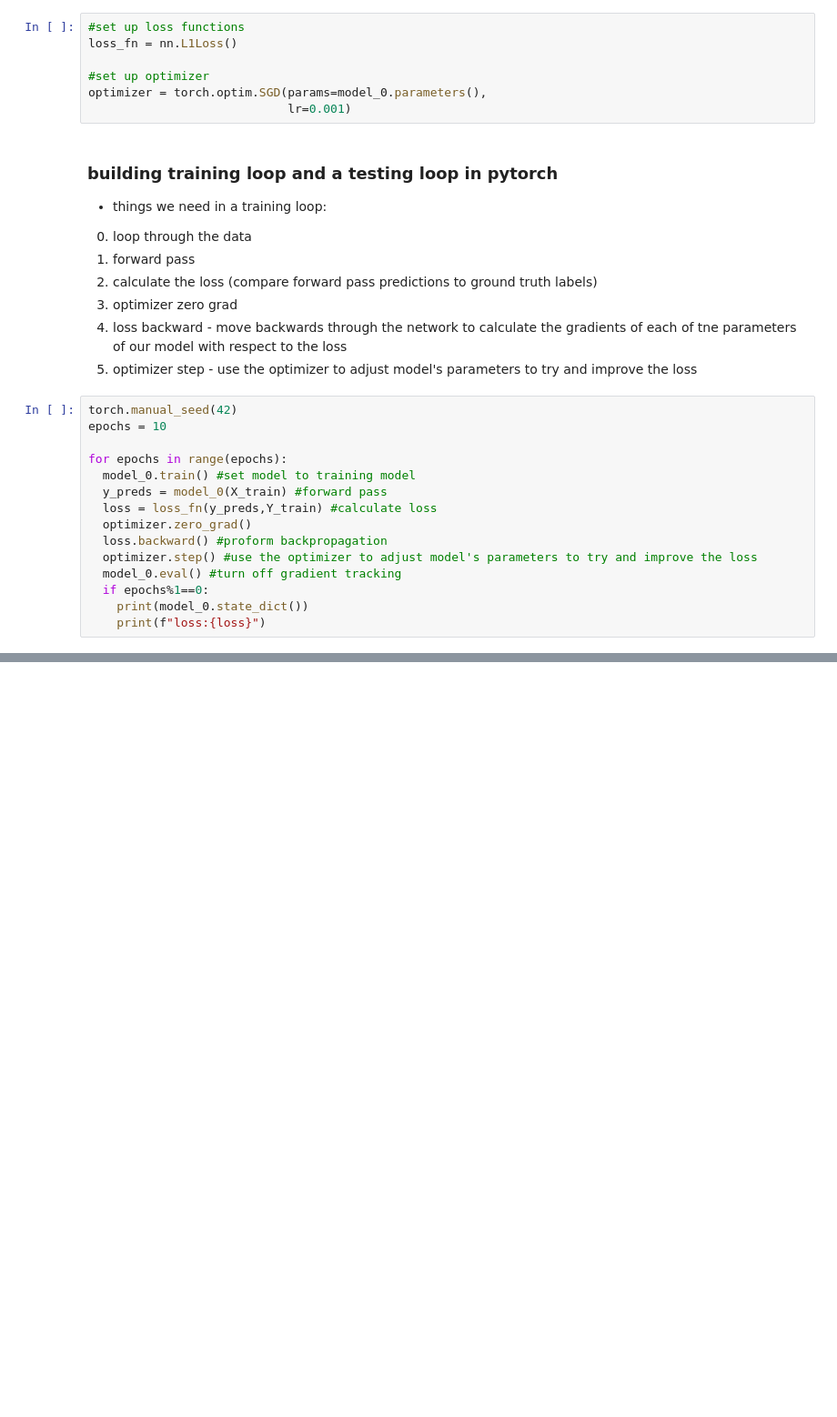
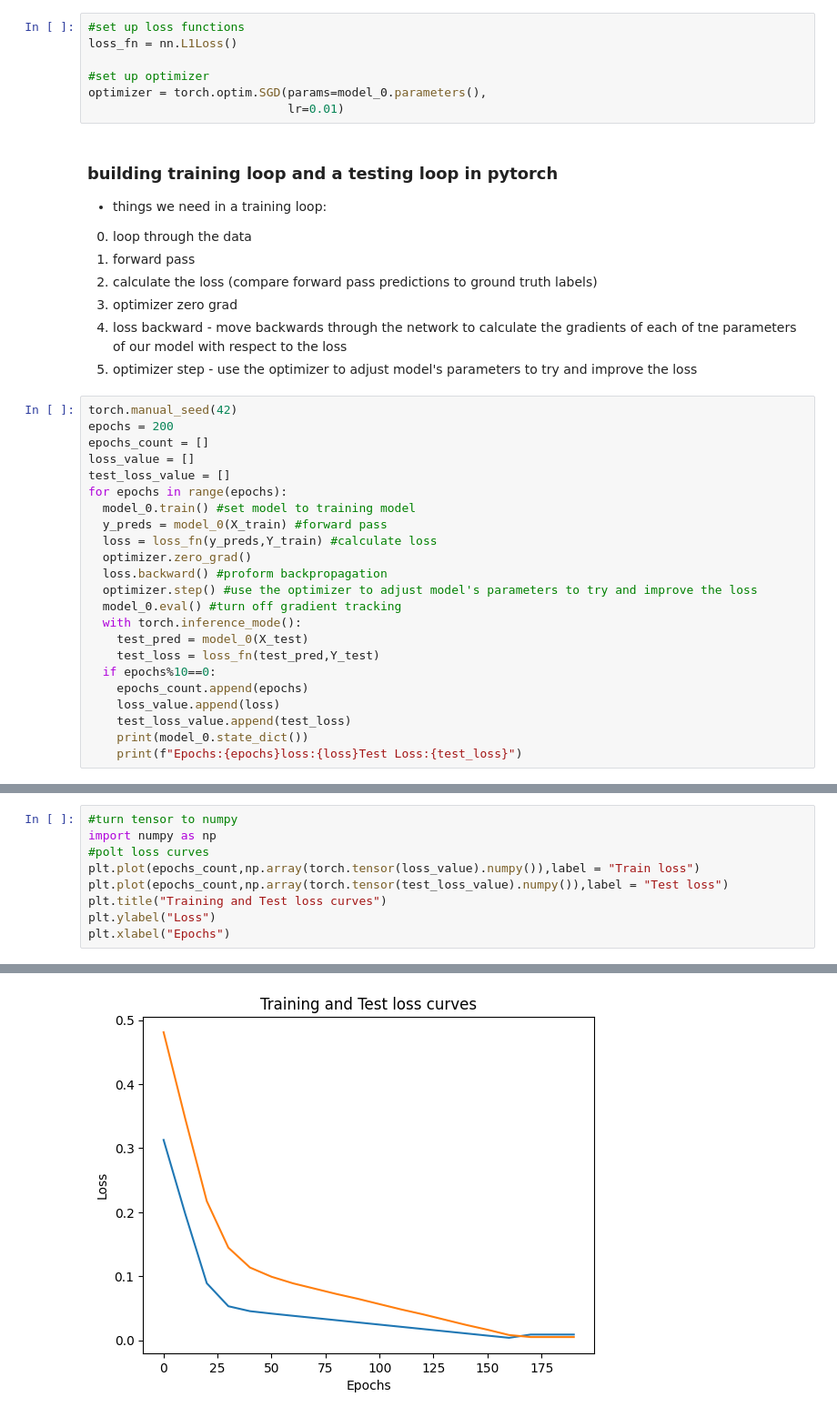
Before and after one commit to lijp16/lijp16, a Jupyter notebook: 01_pytorch_workflow.ipynb, the cells around one changed output, grey strips where cells are left out. Shown at 91% size. Cells and saved outputs as stored; diff of their text form; blank space fills up the shorter version.

```diff
--- a/01_pytorch_workflow.ipynb
+++ b/01_pytorch_workflow.ipynb
@@ -179,7 +179,7 @@ loss_fn = nn.L1Loss()
 
 #set up optimizer
 optimizer = torch.optim.SGD(params=model_0.parameters(),
-                            lr=0.001)
+                            lr=0.01)
 # %% [markdown]
 ### building training loop and a testing loop in pytorch
 
@@ -192,8 +192,10 @@ optimizer = torch.optim.SGD(params=model_0.parameters(),
 5. optimizer step - use the optimizer to adjust model's parameters to try and improve the loss
 # %%
 torch.manual_seed(42)
-epochs = 10
-
+epochs = 200
+epochs_count = []
+loss_value = []
+test_loss_value = []
 for epochs in range(epochs):
   model_0.train() #set model to training model
   y_preds = model_0(X_train) #forward pass
@@ -202,7 +204,13 @@ for epochs in range(epochs):
   loss.backward() #proform backpropagation
   optimizer.step() #use the optimizer to adjust model's parameters to try and improve the loss
   model_0.eval() #turn off gradient tracking
-  if epochs%1==0:
+  with torch.inference_mode():
+    test_pred = model_0(X_test)
+    test_loss = loss_fn(test_pred,Y_test)
+  if epochs%10==0:
+    epochs_count.append(epochs)
+    loss_value.append(loss)
+    test_loss_value.append(test_loss)
     print(model_0.state_dict())
-    print(f"loss:{loss}")
+    print(f"Epochs:{epochs}loss:{loss}Test Loss:{test_loss}")
 # %% [output]
@@ -234,0 +240,10 @@ plot_predictions(predictions=y_preds)
+# %%
+#turn tensor to numpy
+import numpy as np
+#polt loss curves
+plt.plot(epochs_count,np.array(torch.tensor(loss_value).numpy()),label = "Train loss")
+plt.plot(epochs_count,np.array(torch.tensor(test_loss_value).numpy()),label = "Test loss")
+plt.title("Training and Test loss curves")
+plt.ylabel("Loss")
+plt.xlabel("Epochs")
+# %% [output]
@@ -234,0 +251 @@ plot_predictions(predictions=y_preds)
+[figure, added]
```
Also changed, not shown: parts of 6 cells of this notebook.
